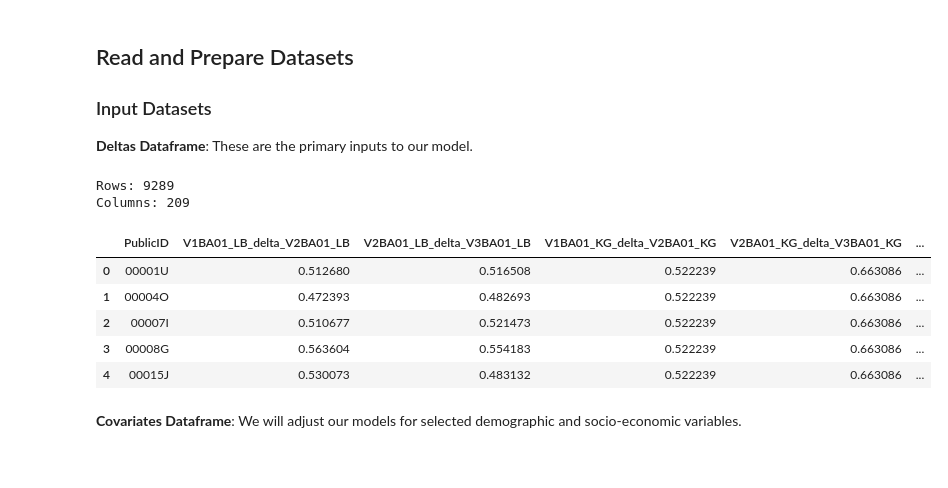
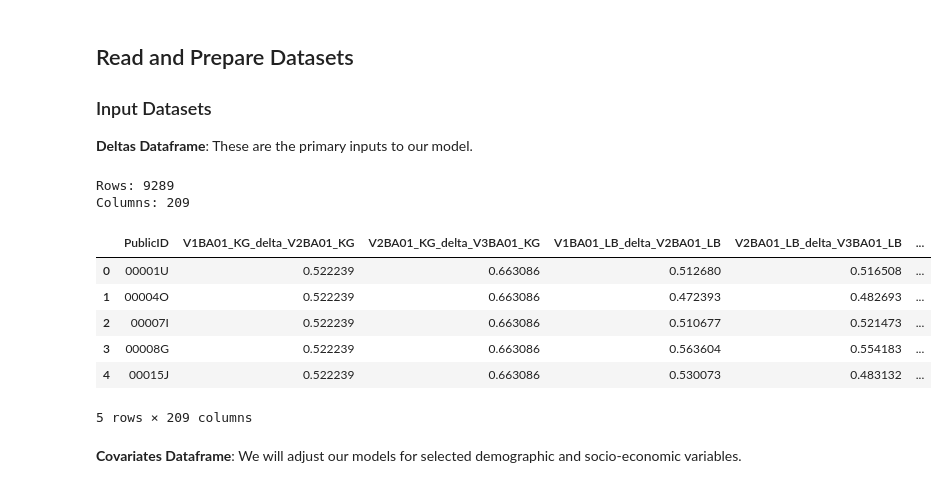
Before and after one commit to gabgilling/dse-nichd, a Jupyter notebook: Notebooks/Modeling.ipynb, the cells around one changed output. Cells and saved outputs as stored; diff of their text form; code cells hidden in the pictures.

```diff
--- a/Notebooks/Modeling.ipynb
+++ b/Notebooks/Modeling.ipynb
@@ -47,27 +47,27 @@ from scripts.my_path import PATH
 
 **Deltas Dataframe**: These are the primary inputs to our model.
 # %%
-with open('Data/df_deltas.pkl', 'rb') as f:
+with open('../Data/df_deltas.pkl', 'rb') as f:
     df_deltas = pickle.load(f)
-# df_deltas = pd.read_csv("Data/delta_df.csv")
 
 # Normalize numeric features in deltas dataframe
 for column in df_deltas.columns:
     if df_deltas[column].dtype == 'float64':
         df_deltas[column] = (df_deltas[column] - df_deltas[column].min()) / (df_deltas[column].max() - df_deltas[column].min())
 
 print('Rows:',    df_deltas.shape[0])
 print('Columns:', df_deltas.shape[1])
 df_deltas.head()
 # %% [output]
 Rows: 9289
 Columns: 209
-|  | PublicID | V1BA01_LB_delta_V2BA01_LB | V2BA01_LB_delta_V3BA01_LB | V1BA01_KG_delta_V2BA01_KG | V2BA01_KG_delta_V3BA01_KG | ... |
-| 0 | 00001U | 0.512680 | 0.516508 | 0.522239 | 0.663086 | ... |
-| 1 | 00004O | 0.472393 | 0.482693 | 0.522239 | 0.663086 | ... |
-| 2 | 00007I | 0.510677 | 0.521473 | 0.522239 | 0.663086 | ... |
-| 3 | 00008G | 0.563604 | 0.554183 | 0.522239 | 0.663086 | ... |
-| 4 | 00015J | 0.530073 | 0.483132 | 0.522239 | 0.663086 | ... |
+|  | PublicID | V1BA01_KG_delta_V2BA01_KG | V2BA01_KG_delta_V3BA01_KG | V1BA01_LB_delta_V2BA01_LB | V2BA01_LB_delta_V3BA01_LB | ... |
+| 0 | 00001U | 0.522239 | 0.663086 | 0.512680 | 0.516508 | ... |
+| 1 | 00004O | 0.522239 | 0.663086 | 0.472393 | 0.482693 | ... |
+| 2 | 00007I | 0.522239 | 0.663086 | 0.510677 | 0.521473 | ... |
+| 3 | 00008G | 0.522239 | 0.663086 | 0.563604 | 0.554183 | ... |
+| 4 | 00015J | 0.522239 | 0.663086 | 0.530073 | 0.483132 | ... |
+5 rows × 209 columns
 # %% [markdown]
 **Covariates Dataframe**: We will adjust our models for selected demographic and socio-economic variables.
 # %%
```
Also changed, not shown: parts of 6 cells of this notebook, 8 other files.
